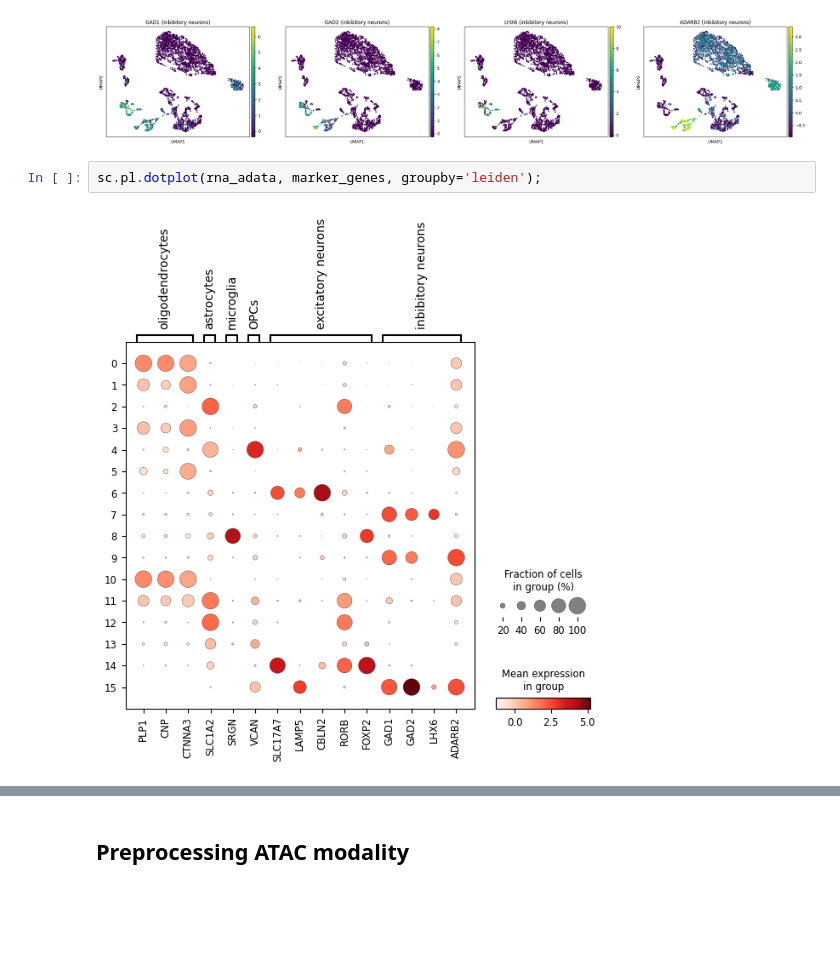
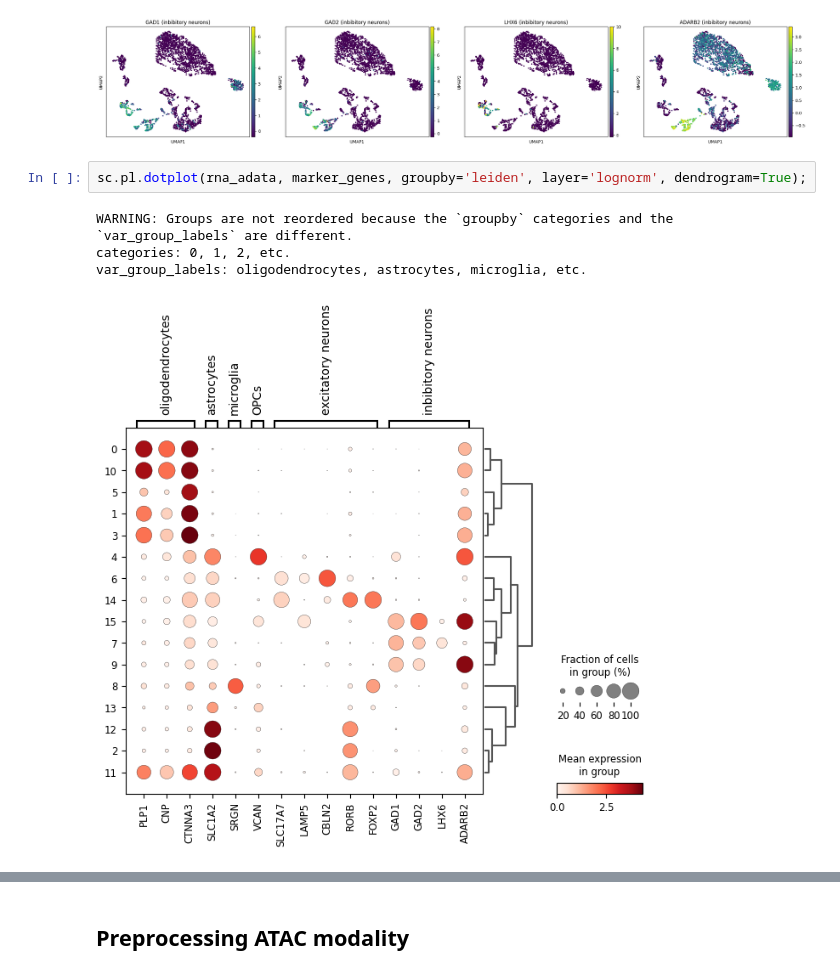
Before and after one commit to emdann/systems-bio-sc-multiomics-2022, a Jupyter notebook: sc_multiomics_tutorial_muon.ipynb, the cells around one changed output, grey strips where cells are left out. Drawn from its saved outputs; the diff is of its cells as text; blank space fills up the shorter version.

```diff
--- a/sc_multiomics_tutorial_muon.ipynb
+++ b/sc_multiomics_tutorial_muon.ipynb
@@ -231,9 +231,12 @@ for ct in marker_genes.keys():
 [figure]
 [figure]
 # %%
-sc.pl.dotplot(rna_adata, marker_genes, groupby='leiden');
+sc.pl.dotplot(rna_adata, marker_genes, groupby='leiden', layer='lognorm', dendrogram=True);
 # %% [output]
+WARNING: Groups are not reordered because the `groupby` categories and the `var_group_labels` are different.
+categories: 0, 1, 2, etc.
+var_group_labels: oligodendrocytes, astrocytes, microglia, etc.
-[figure, old version]
+[figure, new version]
 # %%
 new_cluster_names = {
     '0':'oligodendrocytes',
```
Also changed, not shown: parts of 29 cells of this notebook.
